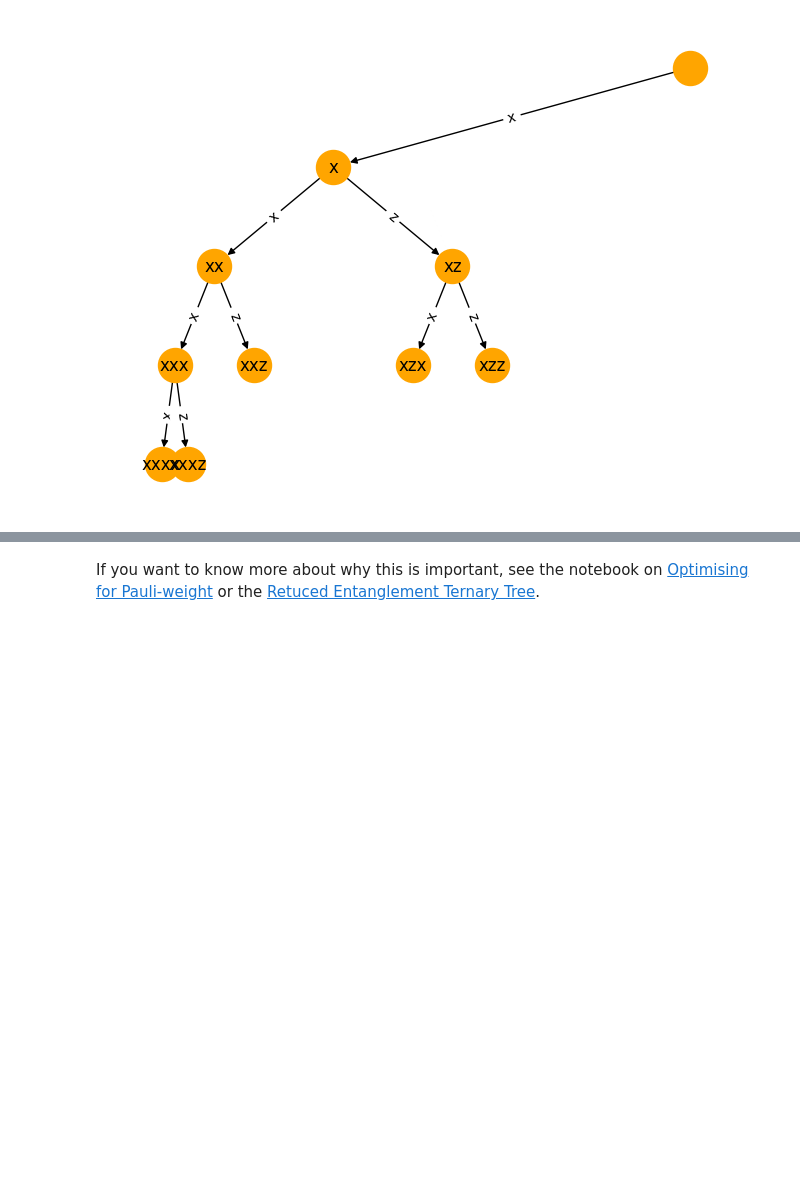
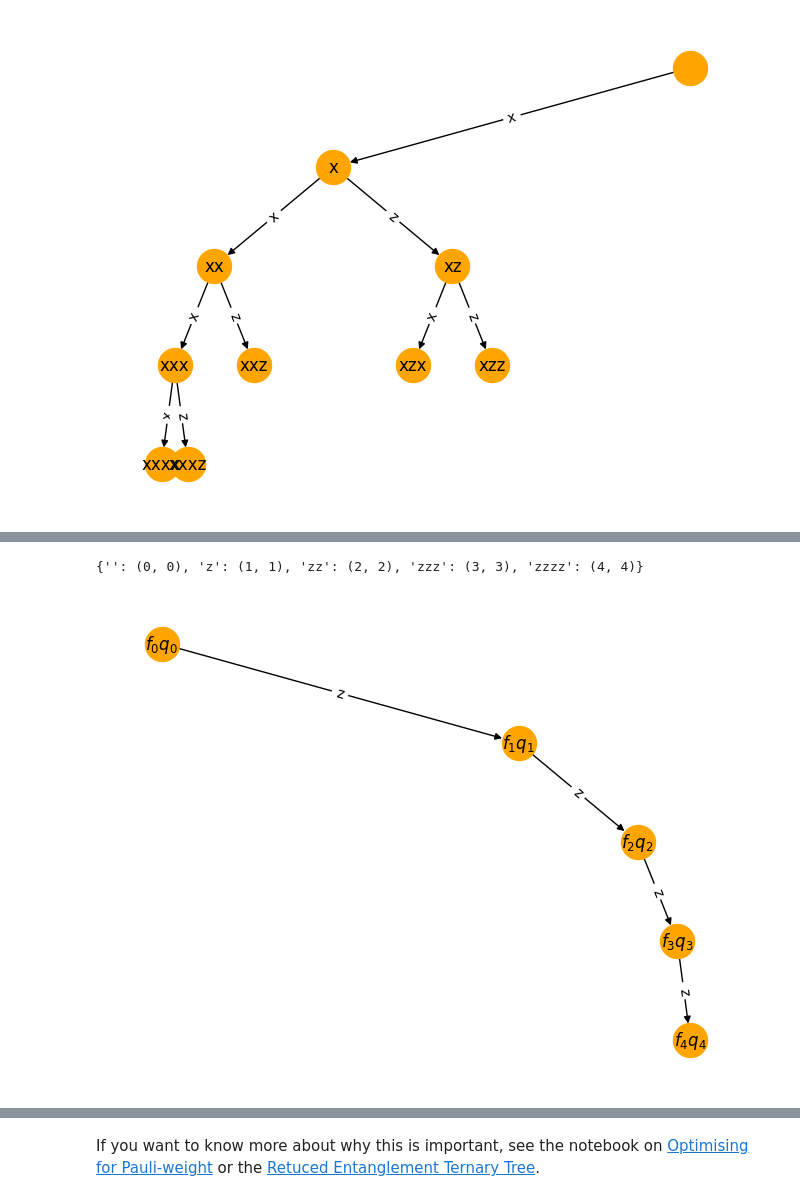
Before and after one commit to UCL-CCS/ferrmion, a Jupyter notebook: docs/source/notebooks/growing_trees.ipynb, the cells around one changed output, grey strips where cells are left out. Drawn from its saved outputs; the diff is of its cells as text; code cells hidden in the pictures; blank space fills up the shorter version.

```diff
--- a/docs/source/notebooks/growing_trees.ipynb
+++ b/docs/source/notebooks/growing_trees.ipynb
@@ -119,0 +119,7 @@ mytt.enumeration_scheme
+# %%
+jw_naive = JordanWigner(5)
+print(jw.default_enumeration_scheme())
+draw_tt(jw_naive, enumeration_scheme=jw_naive.default_enumeration_scheme())
+# %% [output]
+{'': (0, 0), 'z': (1, 1), 'zz': (2, 2), 'zzz': (3, 3), 'zzzz': (4, 4)}
+[figure, added]
```
Also changed, not shown: parts of 22 cells of this notebook, 15 other files.
